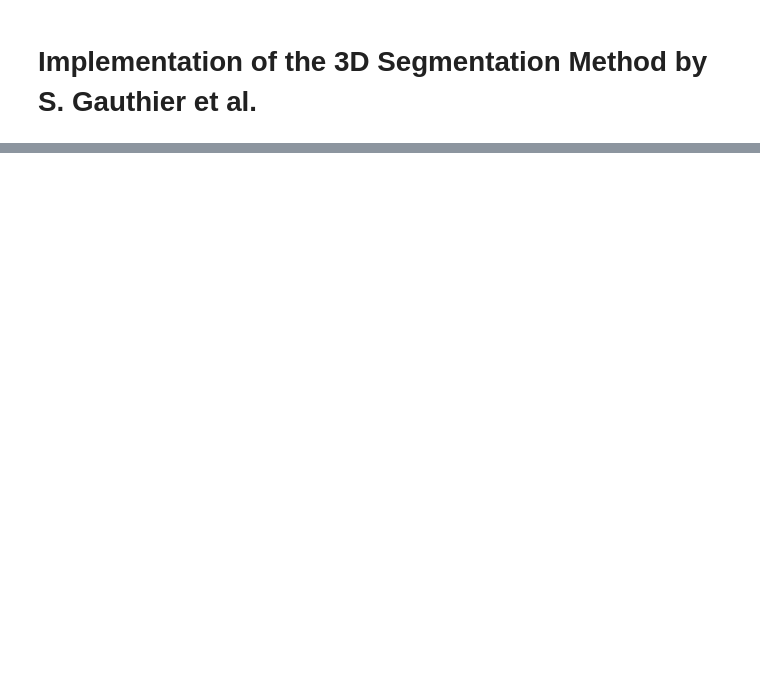
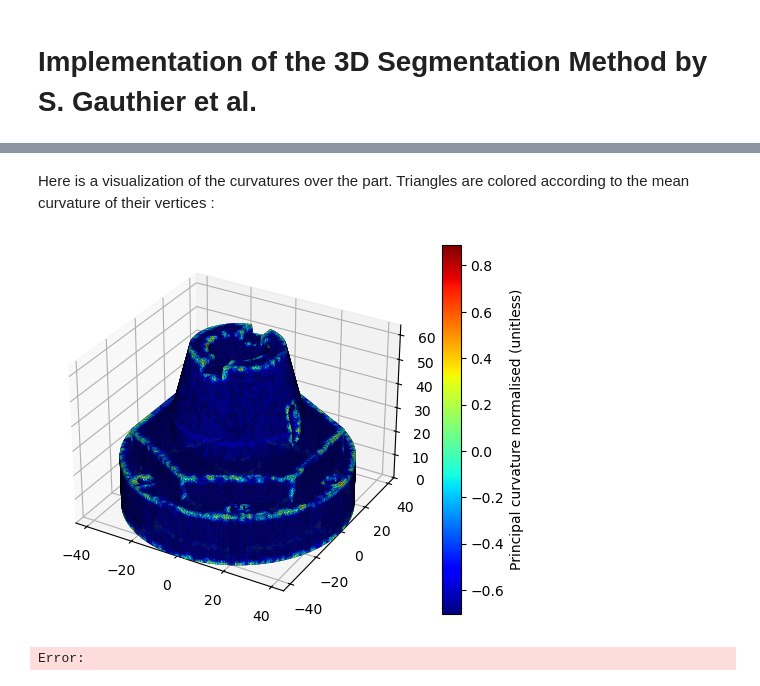
Before and after one commit to biovagehin/AMSS_POC_Digitized-3D-mesh-segmentation-based-on-curvature-analysis, a Jupyter notebook: curvature_based_segmentation_notebook.ipynb, the cells around one changed output, grey strips where cells are left out. Saved outputs shown, nothing was run; the diff lists cells and outputs as text; code cells hidden in the pictures; blank space fills up the shorter version.

```diff
--- a/curvature_based_segmentation_notebook.ipynb
+++ b/curvature_based_segmentation_notebook.ipynb
@@ -61,0 +264,39 @@ plt.show()
+# %% [markdown]
+Here is a visualization of the curvatures over the part. Triangles are colored according to the mean curvature of their vertices :
+# %%
+# Visualization of curvatures on the 3D mesh
+def plot_curvature_3d_triangles(stl_mesh):
+    vertices, curvatures, index_map = compute_curvatures(stl_mesh)
+    v = np.array(vertices)
+    k = np.array(curvatures)
+    # mean curvature per triangle
+    triangles = stl_mesh.vectors
+    triangle_curvatures = np.array([
+        np.mean([k[index_map[tuple(tri[i])]] for i in range(3)])
+        for tri in triangles
+    ])
+
+    # plot
+    cmap = plt.get_cmap("jet")
+    fig = plt.figure()
+    ax = fig.add_subplot(111, projection='3d')
+
+    colors = cmap(triangle_curvatures)
+    poly_collection = Poly3DCollection(triangles, facecolors=colors, edgecolor='k', linewidths=0.1)
+    ax.add_collection3d(poly_collection)
+
+    ax.set_xlim(v[:,0].min(), v[:,0].max())
+    ax.set_ylim(v[:,1].min(), v[:,1].max())
+    ax.set_zlim(v[:,2].min(), v[:,2].max())
+
+    mappable = plt.cm.ScalarMappable(cmap=cmap)
+    mappable.set_array(triangle_curvatures)
+    cbar = plt.colorbar(mappable, ax=ax)
+    cbar.set_label("Principal curvature normalised (unitless)")
+
+    plt.show()
+
+plot_curvature_3d_triangles(stl_mesh)
+# %% [output]
+[figure, added]
+Error:
```
Also changed, not shown: parts of 19 cells of this notebook, 23 other files.
